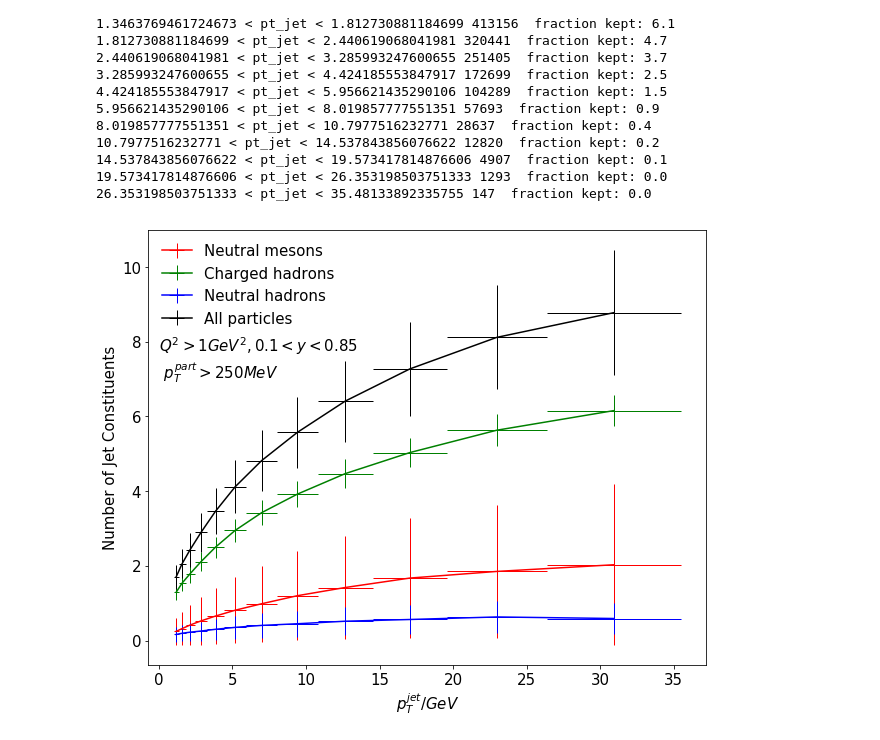
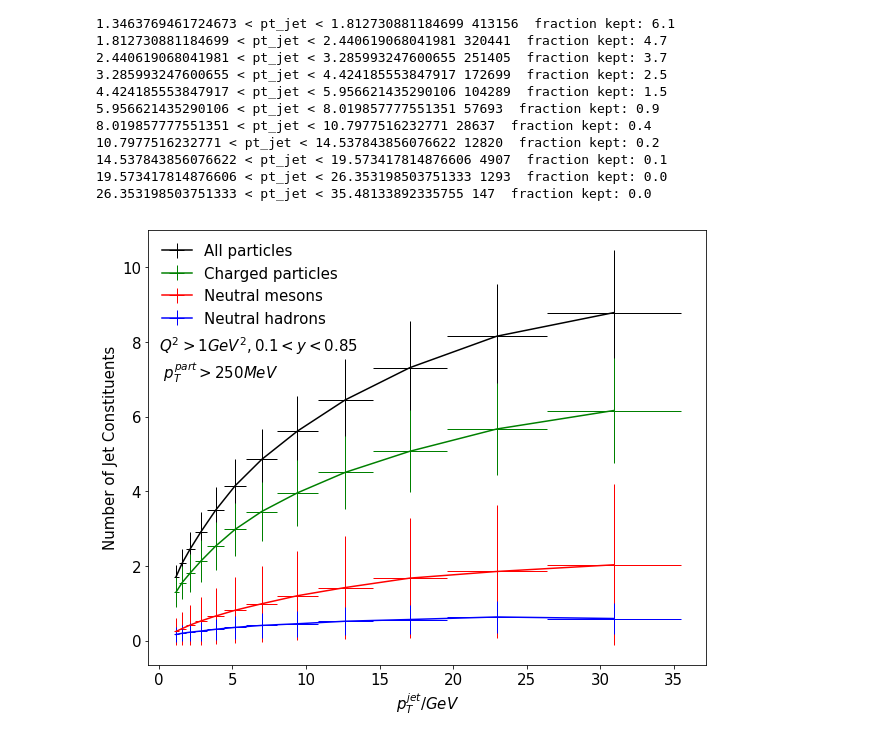
Before and after one commit to y-song/notebooks, a Jupyter notebook: number.ipynb, the cells around one changed output. Drawn from its saved outputs; the diff is of its cells as text; code cells hidden in the pictures.

Commit message:
Changed charged hadrons to charged particles to include electrons and muons

```diff
--- a/number.ipynb
+++ b/number.ipynb
@@ -17,7 +17,7 @@ def getData(inputFiles):
     scalar = []
     scalar.append('evid')
     scalar.append('nnh')
-    scalar.append('nch')
+    scalar.append('ncharged')
     scalar.append('n_decay_photon')
     scalar.append('pt_jet')
     scalar.append('p_jet')
@@ -47,7 +47,7 @@ Processed $HOME/EIC/output/117.root in 54.0497629642 seconds
 b = applyCut(a, '0.1 < y < 0.85', '0.1 < y < 0.85')
 b = applyCut(b, 'W2 > 4', 'W2 > 4')
 b.eval('nnm = n_decay_photon / 2', inplace=True)
-b.eval('tot = nnh + nch + nnm', inplace=True)
+b.eval('tot = nnh + ncharged + nnm', inplace=True)
 # %% [output]
 0.1 < y < 0.85 6783540  fraction kept: 18.7
 W2 > 4 6783540  fraction kept: 100.0
@@ -74,37 +74,37 @@ d = partitionEtaPt(b, etaedges, ptedges)
 # %%
 fig = plt.figure(figsize=(10,8))
 for i in range(len(etaedges)-1):
     x = []*(len(ptedges)-1)
     ynm = []*(len(ptedges)-1)
-    ych = []*(len(ptedges)-1)
+    ycharged = []*(len(ptedges)-1)
     ynh = []*(len(ptedges)-1)
     ytot = []*(len(ptedges)-1)
     ynmerr = []*(len(ptedges)-1)
-    ycherr = []*(len(ptedges)-1)
+    ychargederr = []*(len(ptedges)-1)
     ynherr = []*(len(ptedges)-1)
     y_tot_err = []*(len(ptedges)-1)
     for j in range(len(ptedges)-1):
         df = d[i][j]
         x.append((((float)(ptedges[j])) + ptedges[j+1])/2)
         ynm.append(np.mean(df['nnm']))
-        ych.append(np.mean(df['nch']))
+        ycharged.append(np.mean(df['ncharged']))
         ynh.append(np.mean(df['nnh']))
         ytot.append(np.mean(df['tot']))
         xerr = getInterval(ptedges)/2
         ynmerr.append(np.std(df['nnm'])/2)
-        ycherr.append(np.std(df['nnh']/2))
+        ychargederr.append(np.std(df['ncharged']/2))
         ynherr.append(np.std(df['nnh']/2))
         y_tot_err.append(np.std(df['tot']/2))
+    plt.errorbar(x, ytot, xerr = xerr, yerr = y_tot_err, color='black', elinewidth=1, label='All particles')
+    plt.errorbar(x, ycharged, xerr = xerr, yerr = ychargederr, color='g', elinewidth=1, label='Charged particles')
     plt.errorbar(x, ynm, xerr = xerr, yerr = yerr, color='r', elinewidth=1, label='Neutral mesons')
-    plt.errorbar(x, ych, xerr = xerr, yerr = ycherr, color='g', elinewidth=1, label='Charged hadrons')
     plt.errorbar(x, ynh, xerr = xerr, yerr = ynherr, color='b', elinewidth=1, label='Neutral hadrons')
-    plt.errorbar(x, ytot, xerr = xerr, yerr = y_tot_err, color='black', elinewidth=1, label='All particles')
 plt.xticks(fontsize=15)
 plt.yticks(fontsize=15)
 plt.xlabel('$p_T^{jet} / GeV$', fontsize=15)
 plt.ylabel('Number of Jet Constituents', fontsize=15)
 plt.legend(prop={'size': 15}, frameon=False, loc='best')
 plt.text(0,7,'$ Q^2 > 1 GeV^2, 0.1 < y < 0.85 $ \n $ p_T^{part} > 250 MeV $', fontsize=15)
 plt.savefig('images/number.pdf', bbox_inches='tight')
 # %% [output]
-[figure, old version]
+[figure, new version]
```
Also changed, not shown: parts of 1 cell of this notebook.
